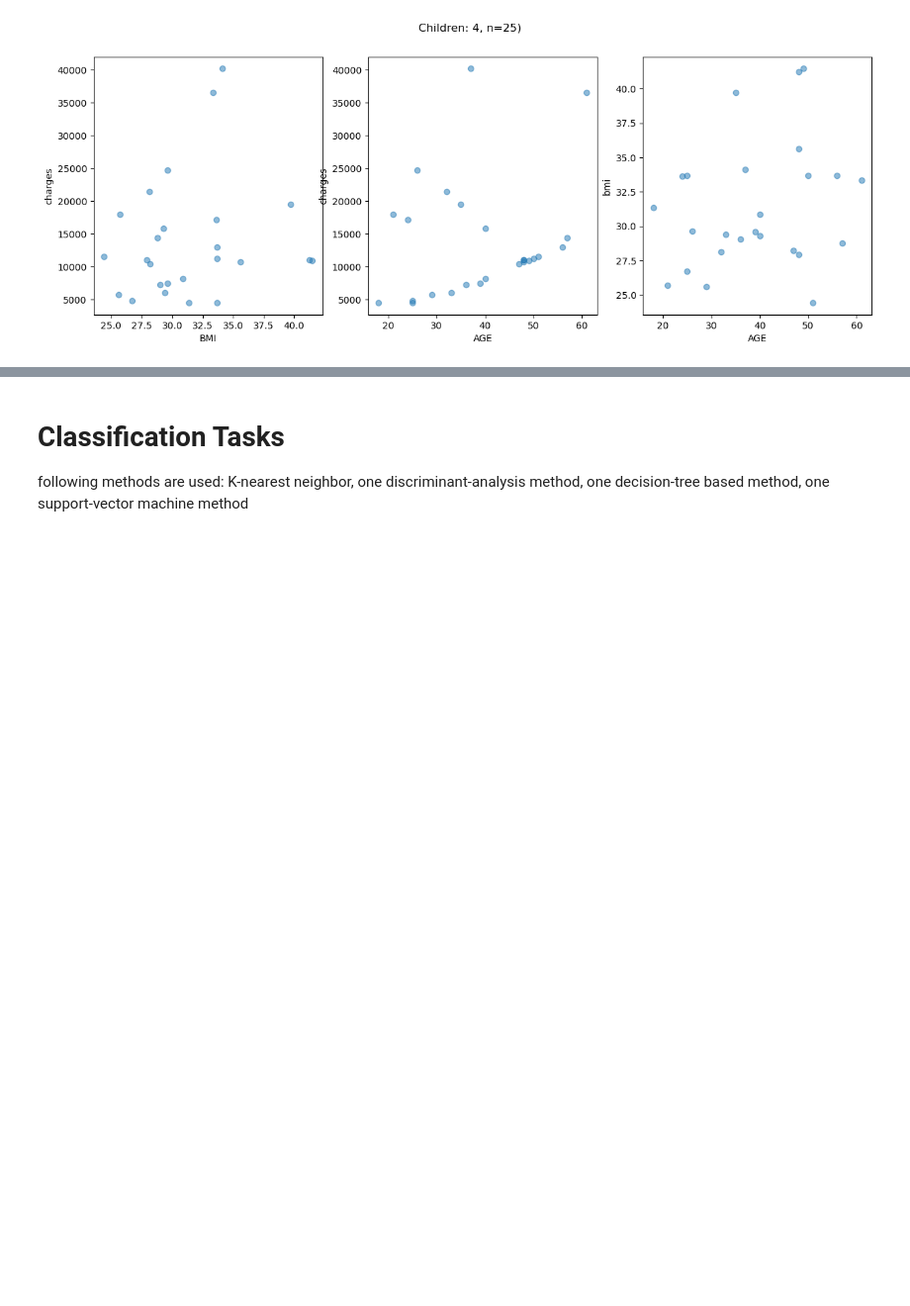
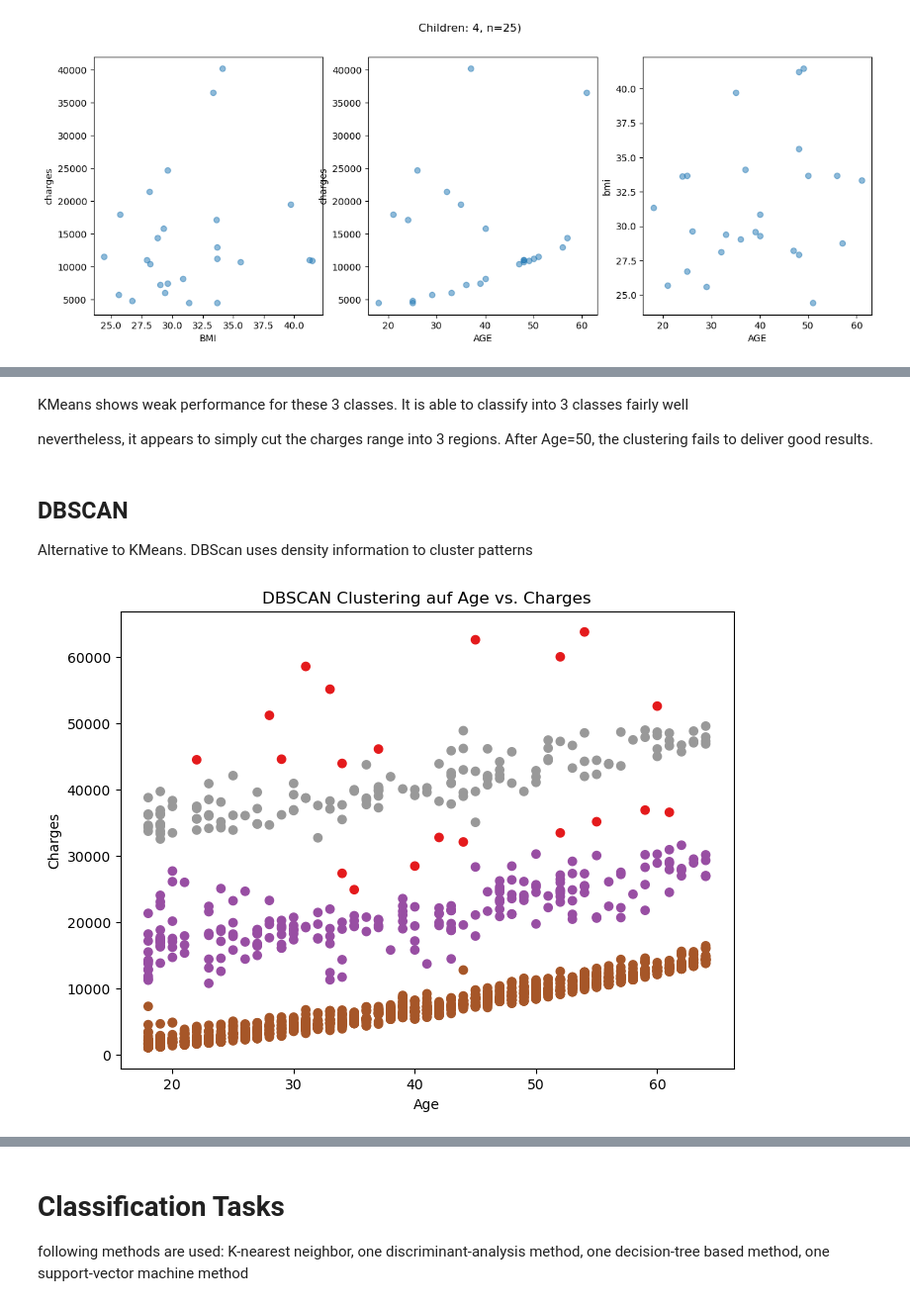
Before and after one commit to MisterSte/MLDA_Gruppenwerk, a Jupyter notebook: insurance.ipynb, the cells around one changed output, grey strips where cells are left out. Shown at 99% size. Saved outputs shown, nothing was run; the diff lists cells and outputs as text; code cells hidden in the pictures; blank space fills up the shorter version.

```diff
--- a/insurance.ipynb
+++ b/insurance.ipynb
@@ -149,0 +189,32 @@ Notes:
+# %% [markdown]
+KMeans shows weak performance for these 3 classes. It is able to classify into 3 classes fairly well
+
+nevertheless, it appears to simply cut the charges range into 3 regions. After Age=50, the clustering fails to deliver good results.
+# %% [markdown]
+## DBSCAN
+
+Alternative to KMeans. DBScan uses density information to cluster patterns
+# %%
+from sklearn.cluster import DBSCAN
+from sklearn.preprocessing import StandardScaler
+
+# Daten vorbereiten
+X = df[['age', 'charges']].values
+X_scaled = StandardScaler().fit_transform(X)  # wichtig für DBSCAN
+
+# DBSCAN anwenden
+dbscan = DBSCAN(eps=.27492444, min_samples=5)  # .273 OK
+labels = dbscan.fit_predict(X_scaled)
+
+# Labels ins df für spätere Trennung
+df['cluster'] = labels
+
+# Plot
+plt.figure(figsize=(8,6))
+plt.scatter(df['age'], df['charges'], c=df['cluster'], cmap='Set1')
+plt.xlabel('Age')
+plt.ylabel('Charges')
+plt.title('DBSCAN Clustering auf Age vs. Charges')
+plt.show()
+# %% [output]
+[figure, added]
```
Also changed, not shown: parts of 11 cells of this notebook.
